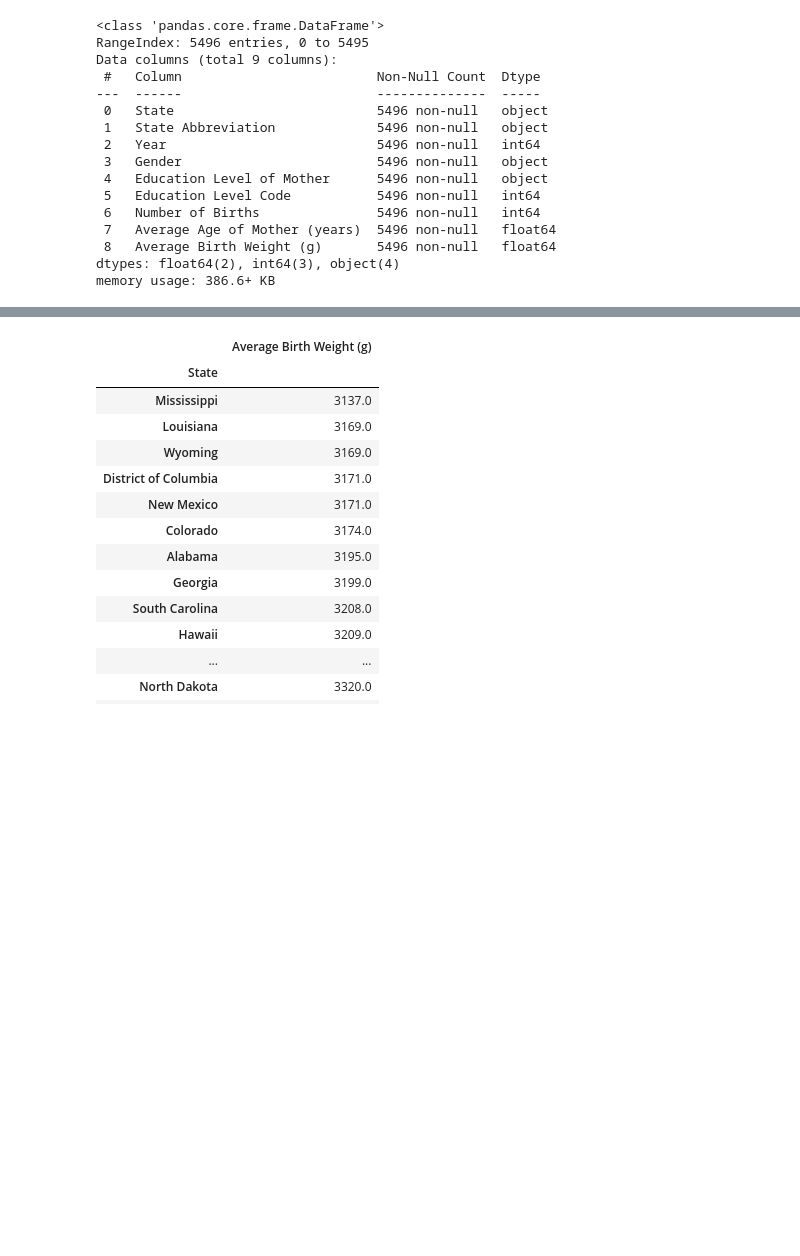
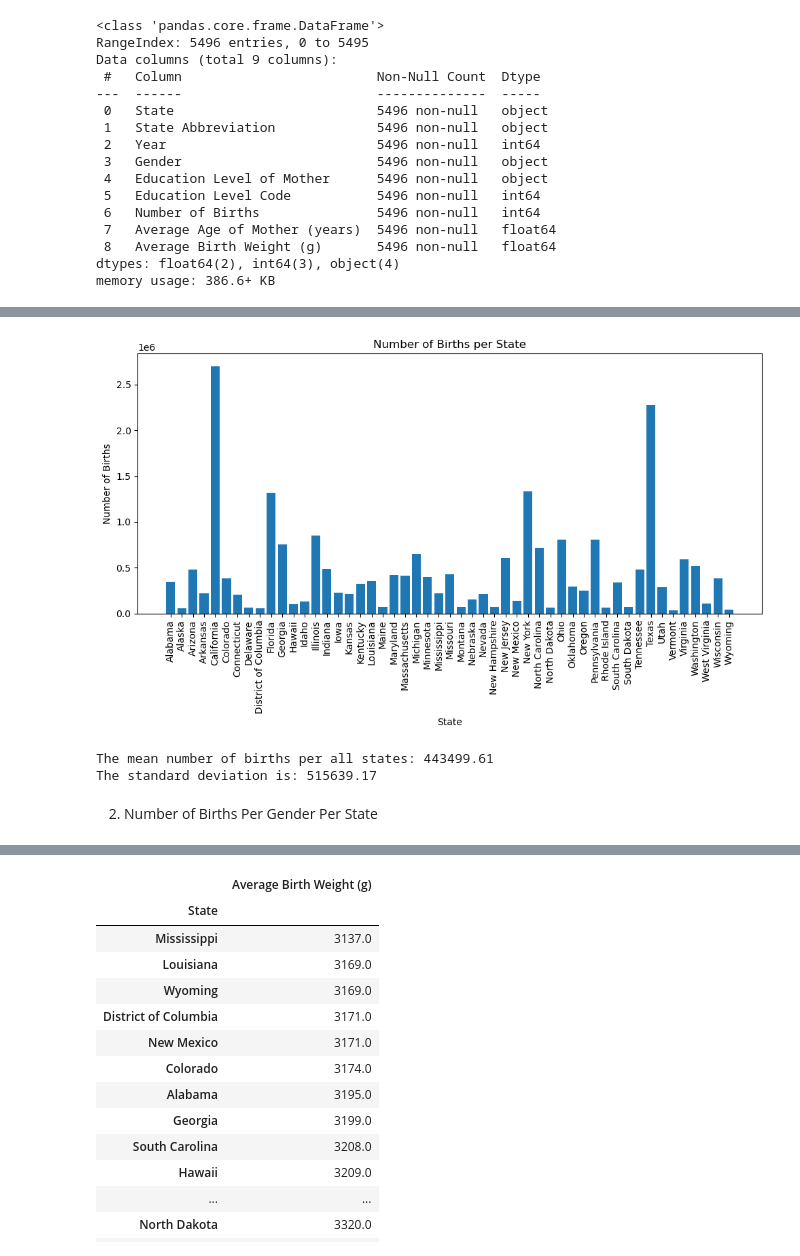
Before and after one commit to EthanM84/project-1, a Jupyter notebook: Main.ipynb, the cells around one changed output, grey strips where cells are left out. Drawn from its saved outputs; the diff is of its cells as text; code cells hidden in the pictures; blank space fills up the shorter version.

```diff
--- a/Main.ipynb
+++ b/Main.ipynb
@@ -58,0 +63,4 @@ memory usage: 386.6+ KB
+# %%
+# Calculate the number of births per state
+births_per_state = data_file_df.groupby('State', as_index =False)['Number of Births'].sum()
+births_per_state
@@ -58,0 +85,23 @@ memory usage: 386.6+ KB
+# %%
+# Create a bar plot of the number of births per state
+plt.figure(figsize=(10, 6))
+plt.bar(births_per_state['State'],births_per_state['Number of Births'])
+plt.xlabel('State')
+plt.ylabel('Number of Births')
+plt.title('Number of Births per State')
+plt.xticks(rotation=90)
+plt.tight_layout()
+
+# Save the figure
+plt.savefig('Images/number_of_births_per_state.png')
+# %% [output]
+[figure, added]
+# %%
+# Calculate Statistics
+print(f"The mean number of births per all states: {round(births_per_state['Number of Births'].mean(),2)}")
+print(f"The standard deviation is: {round(births_per_state['Number of Births'].std(),2)}")
+# %% [output]
+The mean number of births per all states: 443499.61
+The standard deviation is: 515639.17
+# %% [markdown]
+2. Number of Births Per Gender Per State
```
Also changed, not shown: parts of 13 cells of this notebook, 3 other files.
